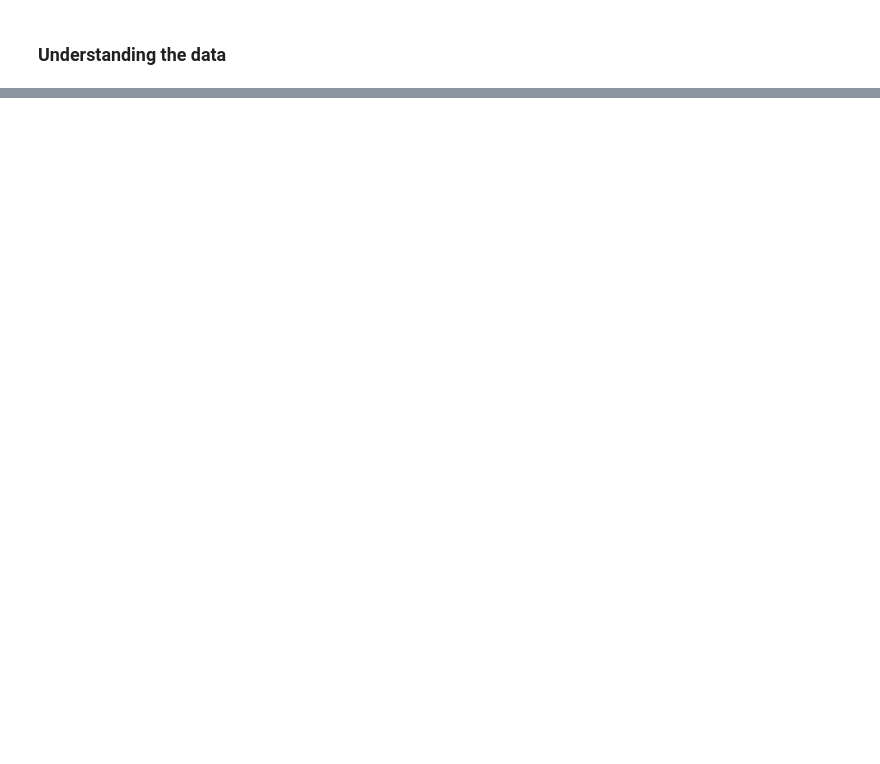
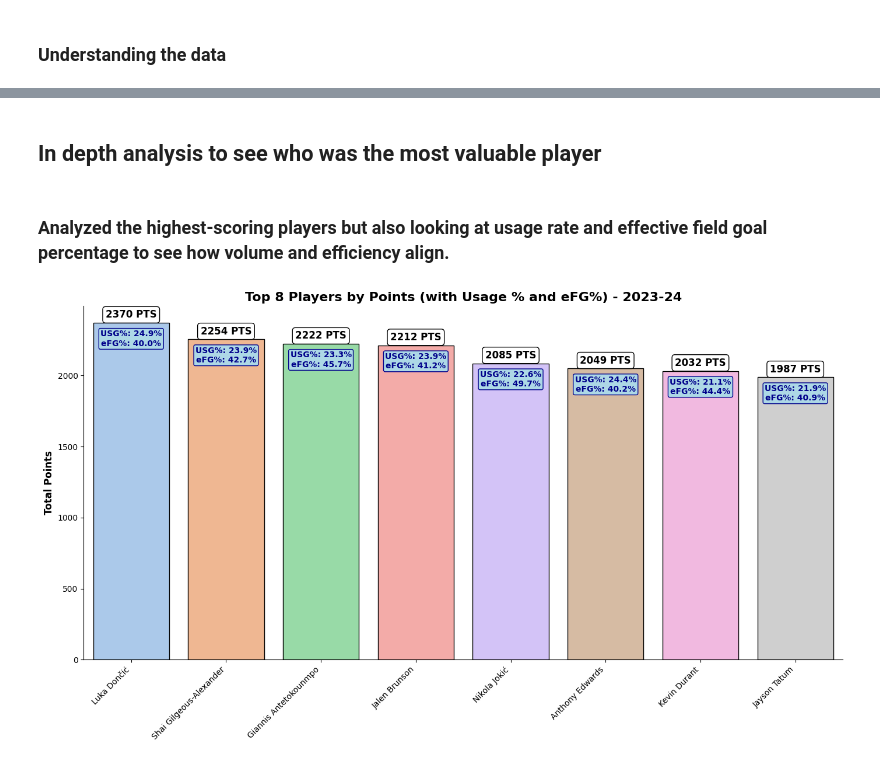
Before and after one commit to spon7ge/NBA-Rising-Stars-2023-24, a Jupyter notebook: file.ipynb, the cells around one changed output, grey strips where cells are left out. Saved outputs shown, nothing was run; the diff lists cells and outputs as text; code cells hidden in the pictures; blank space fills up the shorter version.

```diff
--- a/file.ipynb
+++ b/file.ipynb
@@ -1442,0 +68,61 @@ injuries, team changes, role modifications, and other factors.
+# %% [markdown]
+## In depth analysis to see who was the most valuable player
+# %% [markdown]
+### Analyzed the highest-scoring players but also looking at usage rate and effective field goal percentage to see how volume and efficiency align.
+# %%
+top5 = res.sort_values('PTS', ascending=False)[:8]
+plt.figure(figsize=(14,8))
+bar_plot = sns.barplot(data=top5, x='PLAYER_NAME', y='PTS', hue='PLAYER_NAME', palette='pastel', edgecolor='black', dodge=False, legend=False)
+
+plt.title('Top 8 Players by Points (with Usage % and eFG%) - 2023-24', fontsize=16, fontweight='bold')
+plt.ylabel('Total Points', fontsize=12, fontweight='bold')
+plt.xlabel('')
+
+ax = plt.gca()
+ax.spines['top'].set_visible(False)
+ax.spines['right'].set_visible(False)
+
+for i, bar in enumerate(ax.patches):
+    bar_x = bar.get_x() + bar.get_width() / 2
+    bar_height = bar.get_height()
+    bar_width = bar.get_width()
+    player_data = top5.iloc[i]
+
+    ax.text(bar_x, bar_height + 20, f'{int(bar_height)} PTS', ha='center', va='bottom',
+            color='black', weight='bold', fontsize=12,
+            bbox=dict(facecolor='white', edgecolor='black', boxstyle='round,pad=0.3'))
+
+    ax.text(bar_x, bar_height - 50, f'USG%: {player_data["USG_PCT"]:.1f}%\neFG%: {player_data["EFG_PCT"]:.1f}%',
+            ha='center', va='top', color='darkblue', fontsize=10, weight='bold',
+            bbox=dict(facecolor='lightblue', edgecolor='darkblue', boxstyle='round,pad=0.2'))
+
+plt.xticks(rotation=45, ha='right')
+plt.tight_layout()
+# img = mpimg.imread('nba_pic/luka.jpg')
+# imagebox = plt.gca().inset_axes([.02, .98, 0.15, 0.15])
+# imagebox.imshow(img)
+# imagebox.axis('off')
+
+# img = mpimg.imread('nba_pic/shai.jpg')
+# imagebox = plt.gca().inset_axes([0.225, .94, 0.15, 0.15])
+# imagebox.imshow(img)
+# imagebox.axis('off')
+
+# img = mpimg.imread('nba_pic/anthony.jpg')
+# imagebox = plt.gca().inset_axes([0.42, .85, 0.15, 0.15])
+# imagebox.imshow(img)
+# imagebox.axis('off')
+
+# img = mpimg.imread('nba_pic/tyrese.jpg')
+# imagebox = plt.gca().inset_axes([0.620, .755, 0.15, 0.15])
+# imagebox.imshow(img)
+# imagebox.axis('off')
+
+# img = mpimg.imread('nba_pic/paolo.jpg')
+# imagebox = plt.gca().inset_axes([0.82, .755, 0.15, 0.15])
+# imagebox.imshow(img)
+# imagebox.axis('off')
+
+plt.show()
+# %% [output]
+[figure, added]
```
Also changed, not shown: parts of 51 cells of this notebook, 1 other file.
